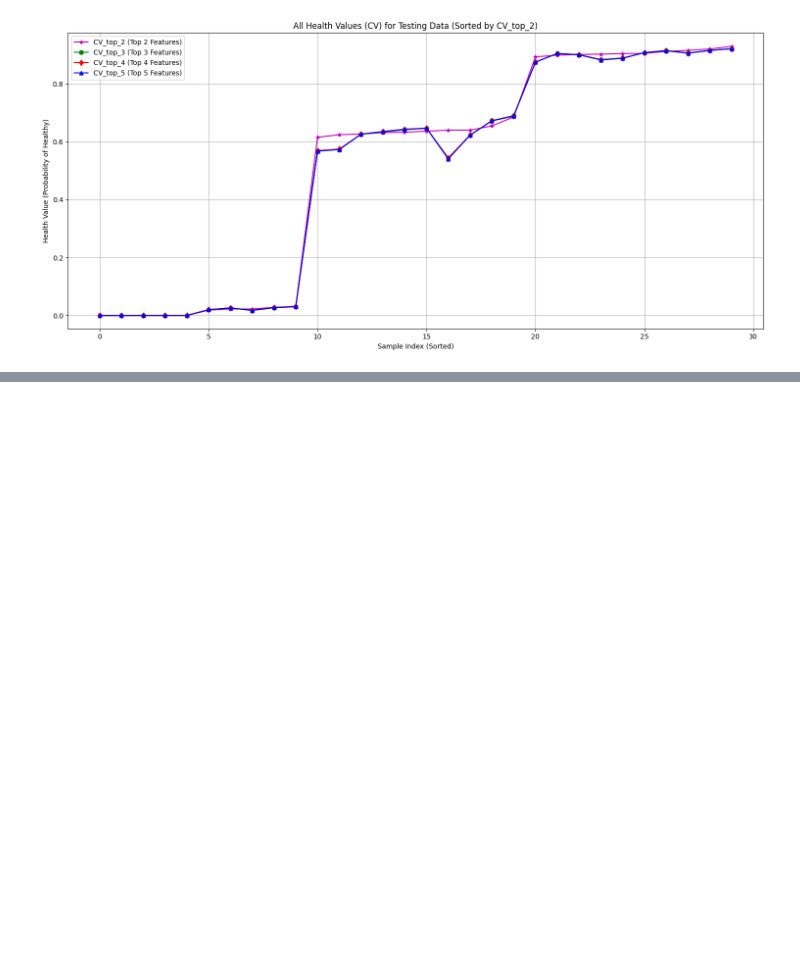
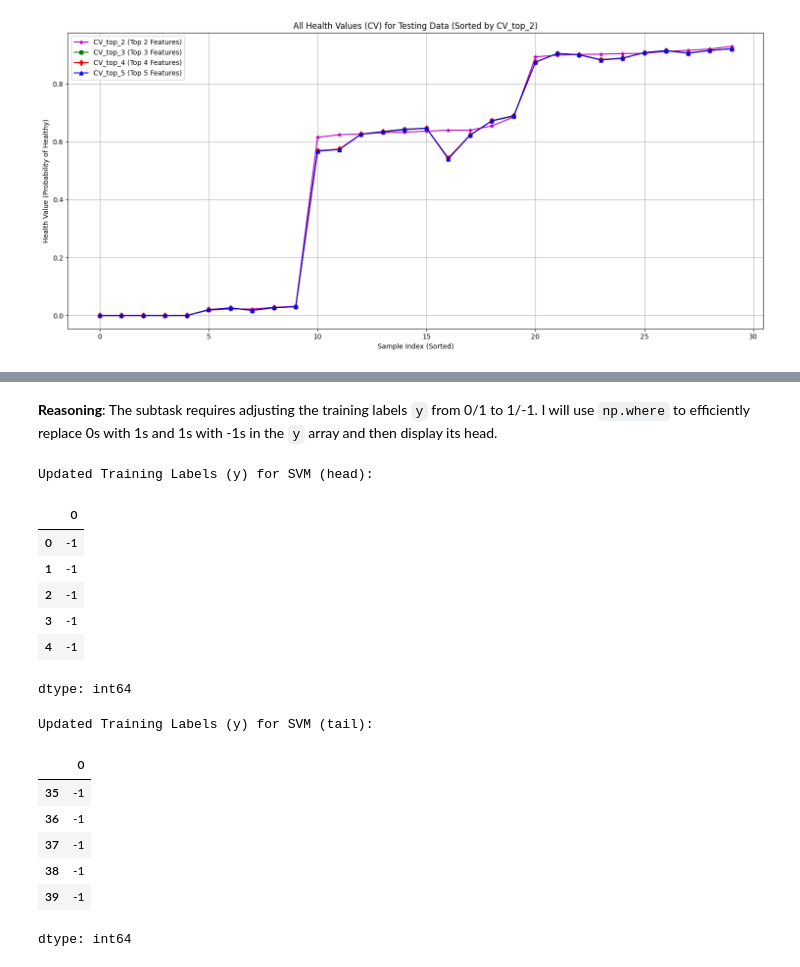
Before and after one commit to sula316/ML_Exercise1_Rotary_machine, a Jupyter notebook: ML_Exercise1_Rotary_machine_Step1_Data_Preprocessing.ipynb, the cells around one changed output, grey strips where cells are left out. Drawn from its saved outputs; the diff is of its cells as text; code cells hidden in the pictures; blank space fills up the shorter version.

```diff
--- a/ML_Exercise1_Rotary_machine_Step1_Data_Preprocessing.ipynb
+++ b/ML_Exercise1_Rotary_machine_Step1_Data_Preprocessing.ipynb
@@ -1923,0 +2105,33 @@ plt.show()
+# %% [markdown]
+**Reasoning**:
+The subtask requires adjusting the training labels `y` from 0/1 to 1/-1. I will use `np.where` to efficiently replace 0s with 1s and 1s with -1s in the `y` array and then display its head.
+# %%
+import numpy as np
+
+# Adjust the training labels 'y' for SVM
+# Replace 0 (healthy) with 1
+# Replace 1 (faulty) with -1
+y = np.where(y == 0, 1, -1)
+
+print("Updated Training Labels (y) for SVM (head):")
+display(pd.Series(y).head())
+
+print("Updated Training Labels (y) for SVM (tail):")
+display(pd.Series(y).tail())
+# %% [output]
+Updated Training Labels (y) for SVM (head):
+|  | 0 |
+| 0 | -1 |
+| 1 | -1 |
+| 2 | -1 |
+| 3 | -1 |
+| 4 | -1 |
+dtype: int64
+Updated Training Labels (y) for SVM (tail):
+|  | 0 |
+| 35 | -1 |
+| 36 | -1 |
+| 37 | -1 |
+| 38 | -1 |
+| 39 | -1 |
+dtype: int64
```
Also changed, not shown: parts of 21 cells of this notebook.
